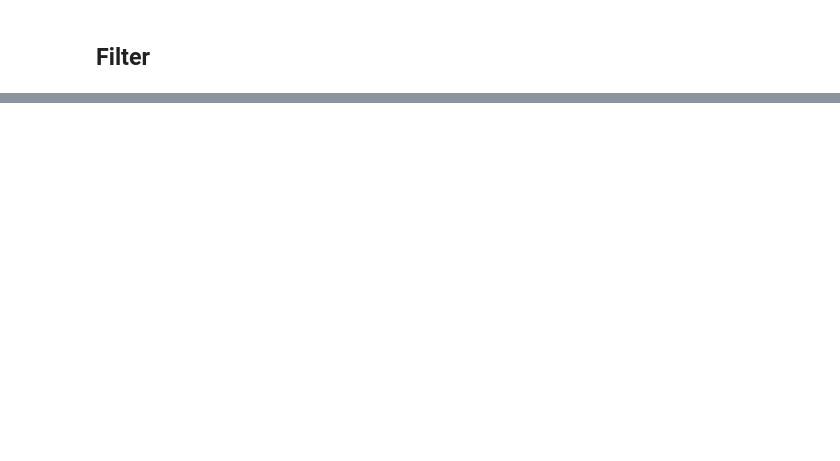
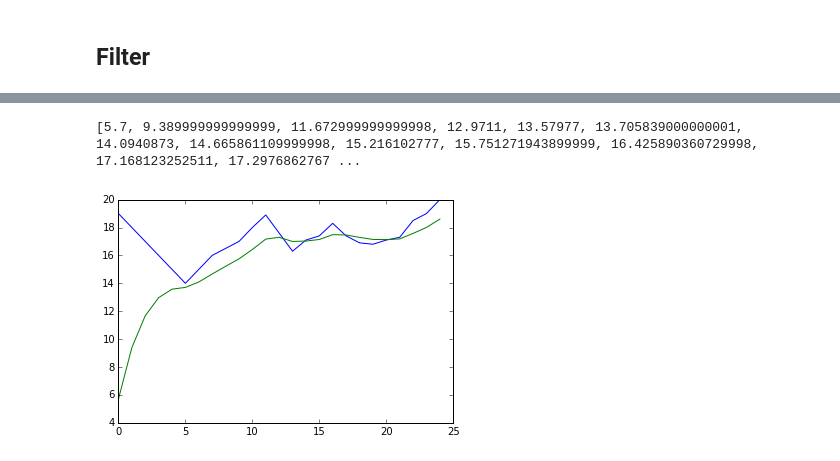
Before and after one commit to tedeler/SS17_ITSMOSY, a Jupyter notebook: mt-algorithmen/filter.ipynb, the cells around one changed output, grey strips where cells are left out. Saved outputs shown, nothing was run; the diff lists cells and outputs as text; code cells hidden in the pictures; blank space fills up the shorter version.

```diff
--- a/mt-algorithmen/filter.ipynb
+++ b/mt-algorithmen/filter.ipynb
@@ -29,3 +51,13 @@ Populating the interactive namespace from numpy and matplotlib
 # %%
 # Beispiel Rekursiver Filter erster Ordnung
-# y(n) = 0.9 * y(n-1) + 0.1 * x
+# y(n) = 0.5 * y(n-1) + 0.5 * x
+y1 = 0 # Speicher für y(n-1)
+def recursiveFilter(x):
+    global y1
+    y = 0.7* y1 + 0.3 * x
+    y1 = y
+    return y
+test(recursiveFilter)
+# %% [output]
+[5.7, 9.389999999999999, 11.672999999999998, 12.9711, 13.57977, 13.705839000000001, 14.0940873, 14.665861109999998, 15.216102777, 15.751271943899999, 16.425890360729998, 17.168123252511, 17.2976862767 ...
+[figure, added]
```
Also changed, not shown: parts of 6 cells of this notebook, 2 other files.
